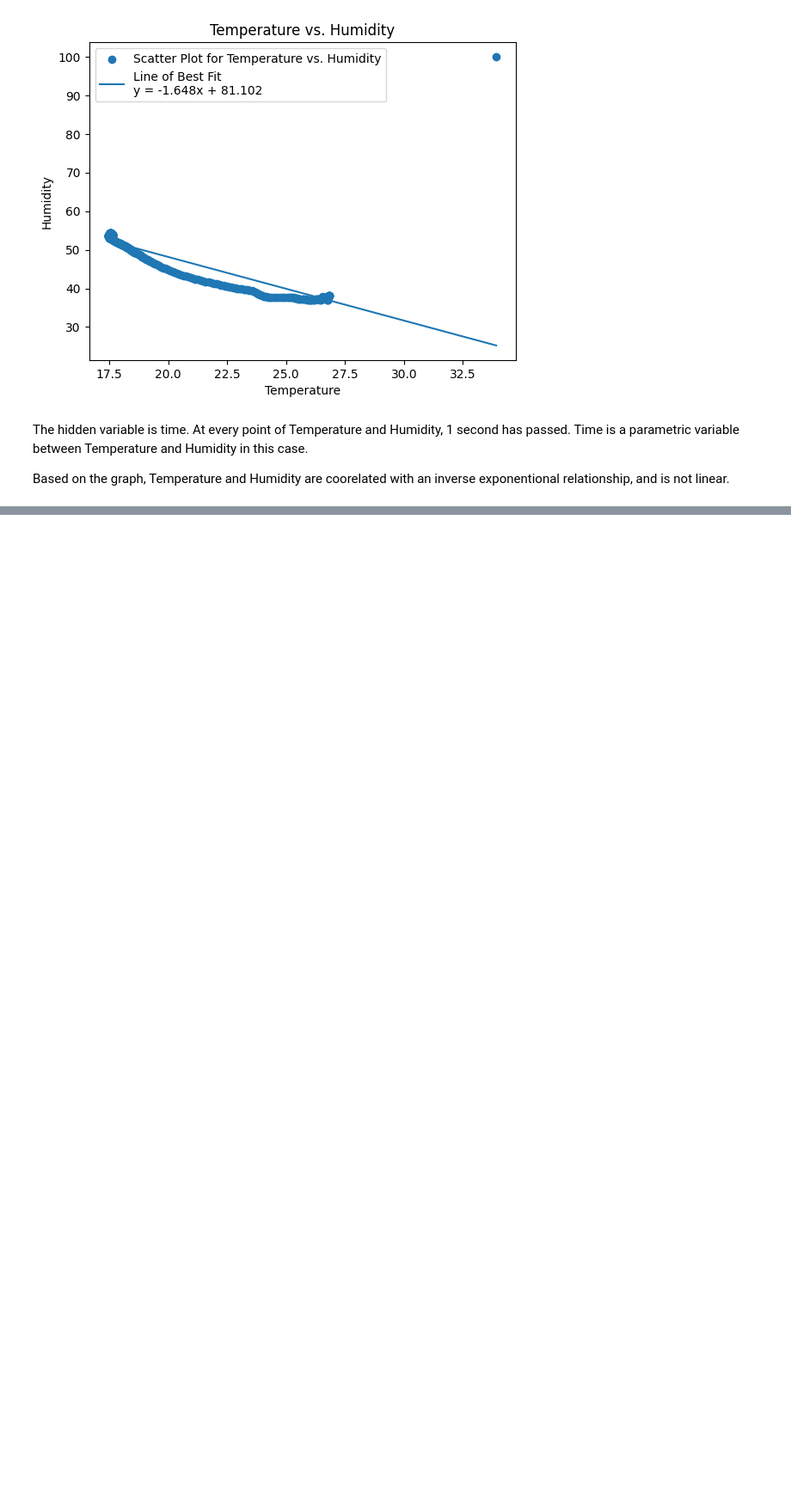
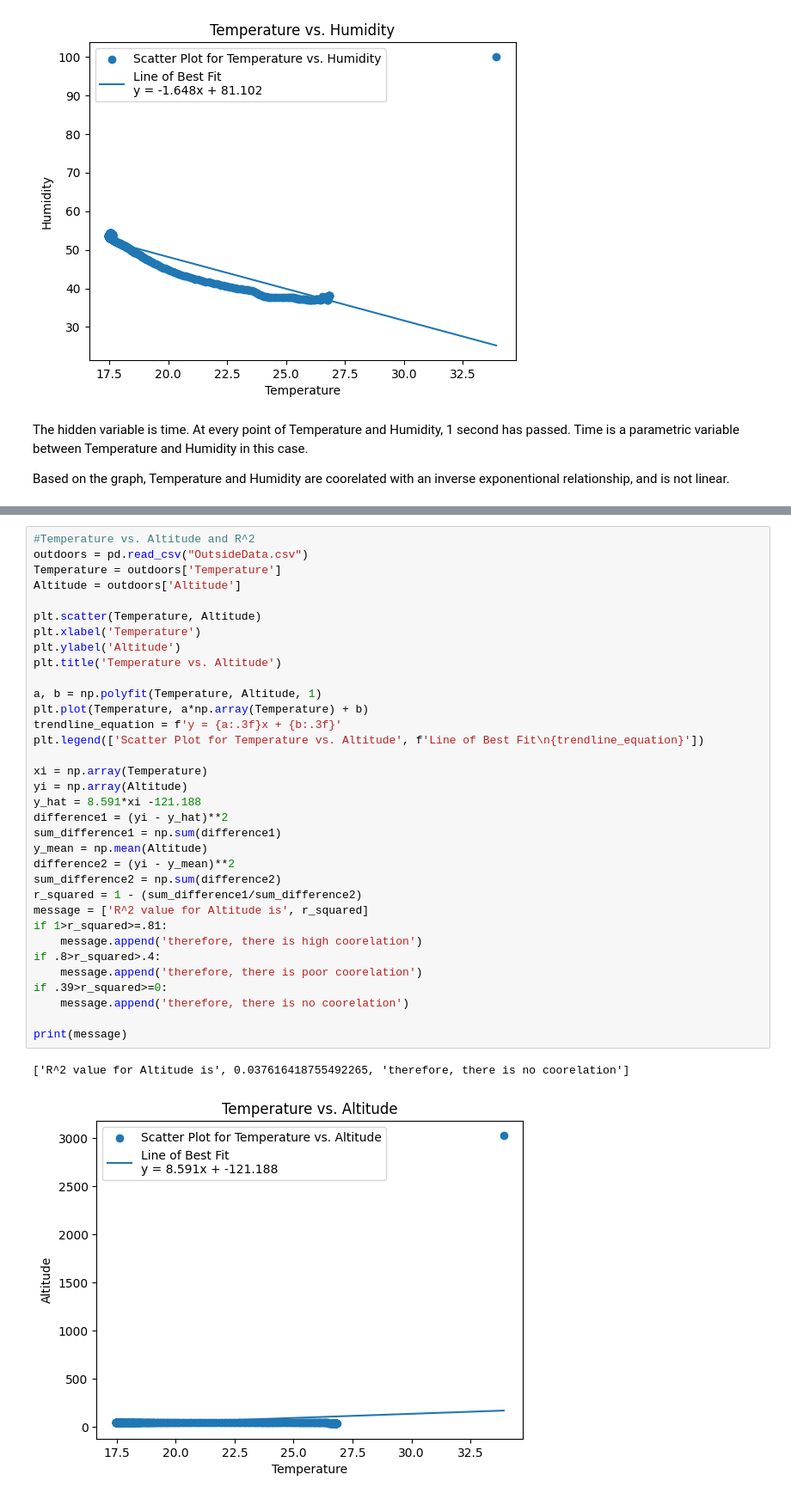
Before and after one commit to Gish-Sky/E11_LabWork, a Jupyter notebook: Lab-Activity-Week-6.ipynb, the cells around one changed output, grey strips where cells are left out. Shown: that part at 86% size. Cells and saved outputs as stored; diff of their text form; blank space fills up the shorter version.

```diff
--- a/Lab-Activity-Week-6.ipynb
+++ b/Lab-Activity-Week-6.ipynb
@@ -386,0 +462,37 @@ Based on the graph, Temperature and Humidity are coorelated with an inverse expo
+# %%
+#Temperature vs. Altitude and R^2
+outdoors = pd.read_csv("OutsideData.csv")
+Temperature = outdoors['Temperature']
+Altitude = outdoors['Altitude']
+
+plt.scatter(Temperature, Altitude)
+plt.xlabel('Temperature')
+plt.ylabel('Altitude')
+plt.title('Temperature vs. Altitude')
+
+a, b = np.polyfit(Temperature, Altitude, 1)
+plt.plot(Temperature, a*np.array(Temperature) + b)
+trendline_equation = f'y = {a:.3f}x + {b:.3f}'
+plt.legend(['Scatter Plot for Temperature vs. Altitude', f'Line of Best Fit\n{trendline_equation}'])
+
+xi = np.array(Temperature)
+yi = np.array(Altitude)
+y_hat = 8.591*xi -121.188
+difference1 = (yi - y_hat)**2
+sum_difference1 = np.sum(difference1)
+y_mean = np.mean(Altitude)
+difference2 = (yi - y_mean)**2
+sum_difference2 = np.sum(difference2)
+r_squared = 1 - (sum_difference1/sum_difference2)
+message = ['R^2 value for Altitude is', r_squared]
+if 1>r_squared>=.81:
+    message.append('therefore, there is high coorelation')
+if .8>r_squared>.4:
+    message.append('therefore, there is poor coorelation')
+if .39>r_squared>=0:
+    message.append('therefore, there is no coorelation')
+
+print(message)
+# %% [output]
+['R^2 value for Altitude is', 0.037616418755492265, 'therefore, there is no coorelation']
+[figure, added]
```
Also changed, not shown: parts of 6 cells of this notebook.
